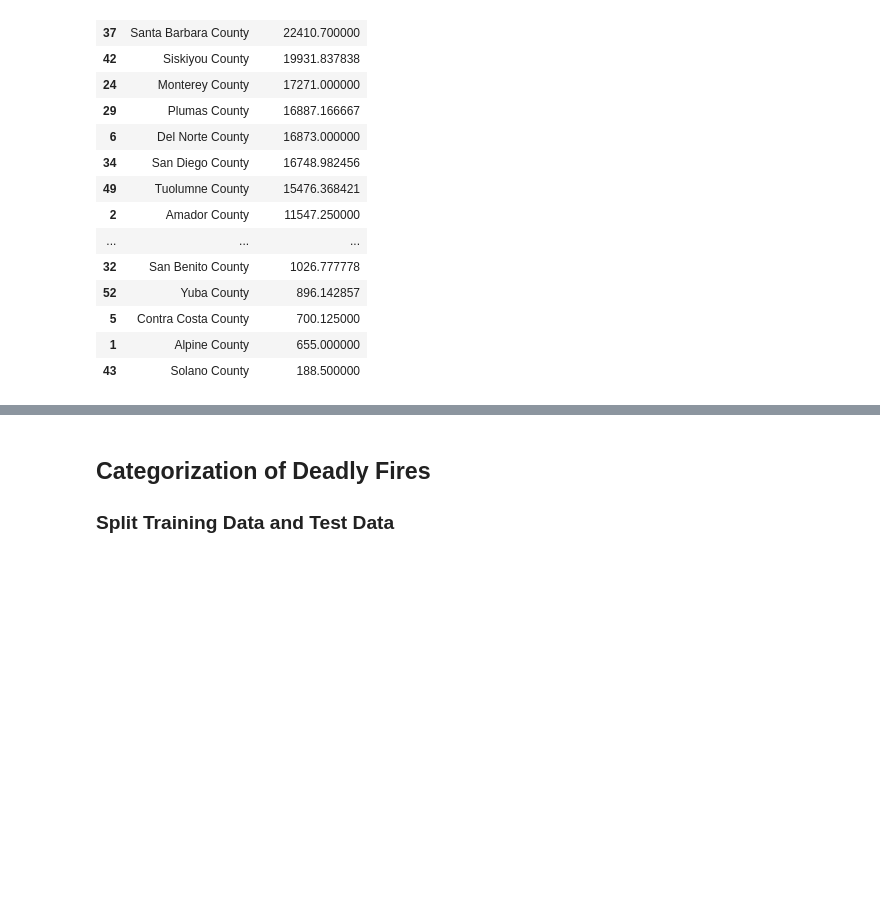
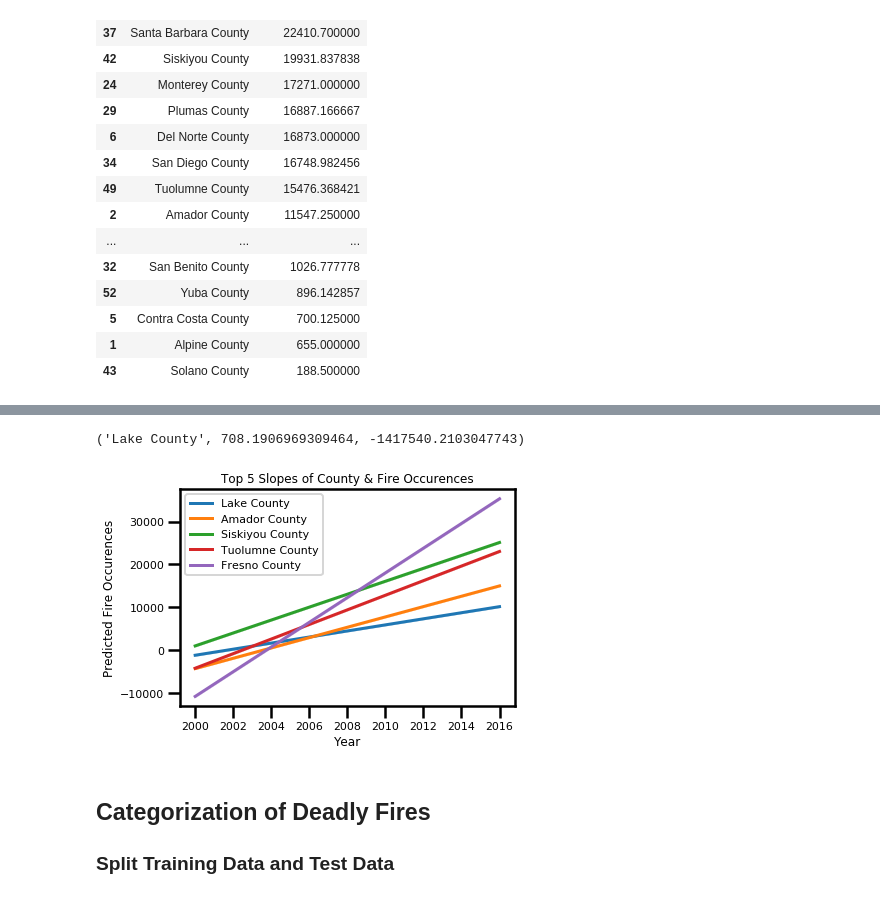
Before and after one commit to ojimenez2517/COGS_108_Project, a Jupyter notebook: Coding_Notebook.ipynb, the cells around one changed output, grey strips where cells are left out. Drawn from its saved outputs; the diff is of its cells as text; code cells hidden in the pictures; blank space fills up the shorter version.

```diff
--- a/Coding_Notebook.ipynb
+++ b/Coding_Notebook.ipynb
@@ -1661,3 +1546,45 @@ clean_df.head(5)
+# %%
+from scipy.stats import linregress
+# Goal: FIND THE MOST PROBABLE COUNTIES THAT IS SUSCEPTIBLE TO FIRE |
+# clean_df = clean_df.drop(494)
+unique_counties = clean_df["COUNTY/UNIT"].dropna().unique()
+#display(unique_counties)
+years = clean_df["YEAR"]
+res_tuples = []
+
+for county in unique_counties:
+    # Get the count of fires per year
+    county_df = clean_df[clean_df["COUNTY/UNIT"] == county]
+    years_county = county_df["START_DATE"].apply(lambda x: x.year)
+    years_total = county_df.groupby('YEAR').mean().BURNED_TOTAL
+    for year in years:
+        try:
+            years_total[year]
+        except KeyError:
+            years_total[year] = 0
+
+    res = linregress(years_total.index, years_total.values)
+    slope = res[0]
+    intercept = res[1]
+    res_tuples.append((county, slope, intercept))
+
+res_tuples.sort(key=lambda tup: tup[1])
+# Extract the top-5
+best_tuples = res_tuples[-5:]
+for tup in best_tuples:
+    slope = tup[1]
+    intercept = tup[2]
+    y_pts = []
+    for year in years:
+        y_pts.append( slope * year + intercept)
+    county_fireplot = sns.lineplot(years, y_pts, label=tup[0])
+
+county_fireplot.set(xlabel="Year", ylabel="Predicted Fire Occurences", title="Top 5 Slopes of County & Fire Occurences")
+
+best_tuples[0]
+# %% [output]
+('Lake County', 708.1906969309464, -1417540.2103047743)
+[figure, added]
 # %% [markdown]
 ## Categorization of Deadly Fires
 
```
Also changed, not shown: parts of 18 cells of this notebook.
